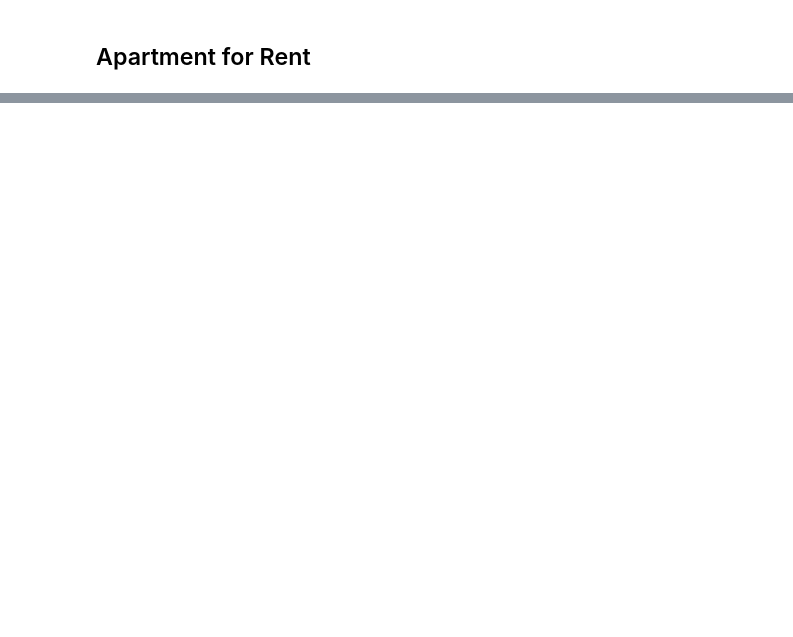
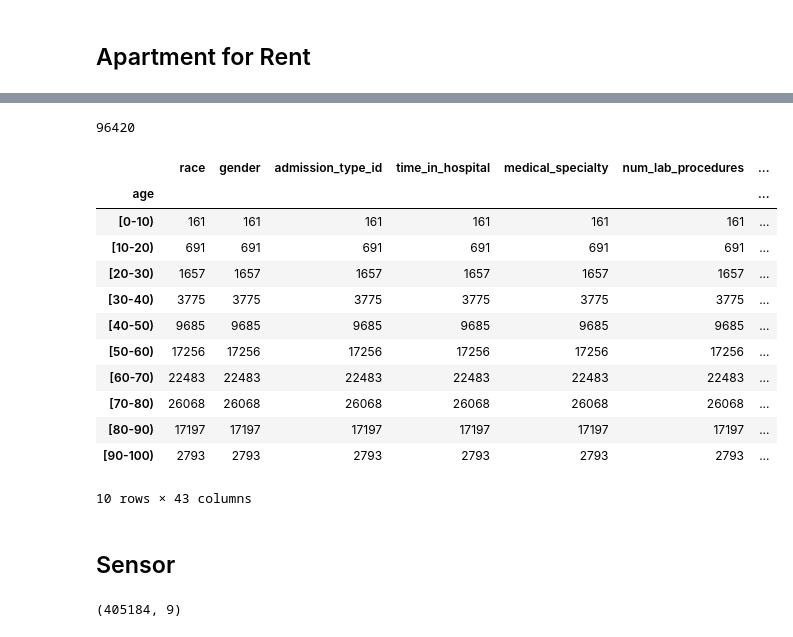
Before and after one commit to samfallahian/data-gan, a Jupyter notebook: play_ground.ipynb, the cells around one changed output, grey strips where cells are left out. Cells and saved outputs as stored; diff of their text form; code cells hidden in the pictures; blank space fills up the shorter version.

```diff
--- a/play_ground.ipynb
+++ b/play_ground.ipynb
@@ -76,0 +208,3 @@ df.to_csv("dataset/AirQuality/AirQuality-Clean.csv", index=False)
+# %%
+df = pd.read_csv("dataset/Diabetes/diabetic_data.csv")
+df1 = pd.read_csv("dataset/Diabetes/IDS_mapping.csv")
@@ -76,0 +231,2 @@ df.to_csv("dataset/AirQuality/AirQuality-Clean.csv", index=False)
+# %%
+df.drop(columns=["encounter_id", "patient_nbr", "payer_code", "discharge_disposition_id", "admission_source_id", "weight"], inplace=True)
@@ -76,0 +243,20 @@ df.to_csv("dataset/AirQuality/AirQuality-Clean.csv", index=False)
+# %%
+df["max_glu_serum"].isna().sum()
+# %% [output]
+96420
+# %%
+df.groupby("age").count()
+# %% [output]
+|  | race | gender | admission_type_id | time_in_hospital | medical_specialty | num_lab_procedures | ... |
+| age |  |  |  |  |  |  | ... |
+| [0-10) | 161 | 161 | 161 | 161 | 161 | 161 | ... |
+| [10-20) | 691 | 691 | 691 | 691 | 691 | 691 | ... |
+| [20-30) | 1657 | 1657 | 1657 | 1657 | 1657 | 1657 | ... |
+| [30-40) | 3775 | 3775 | 3775 | 3775 | 3775 | 3775 | ... |
+| [40-50) | 9685 | 9685 | 9685 | 9685 | 9685 | 9685 | ... |
+| [50-60) | 17256 | 17256 | 17256 | 17256 | 17256 | 17256 | ... |
+| [60-70) | 22483 | 22483 | 22483 | 22483 | 22483 | 22483 | ... |
+| [70-80) | 26068 | 26068 | 26068 | 26068 | 26068 | 26068 | ... |
+| [80-90) | 17197 | 17197 | 17197 | 17197 | 17197 | 17197 | ... |
+| [90-100) | 2793 | 2793 | 2793 | 2793 | 2793 | 2793 | ... |
+10 rows × 43 columns
@@ -76,0 +265,2 @@ df.to_csv("dataset/AirQuality/AirQuality-Clean.csv", index=False)
+# %% [markdown]
+## Sensor
@@ -76,0 +269,4 @@ df.to_csv("dataset/AirQuality/AirQuality-Clean.csv", index=False)
+# %%
+df.shape
+# %% [output]
+(405184, 9)
```
Also changed, not shown: parts of 87 cells of this notebook.
